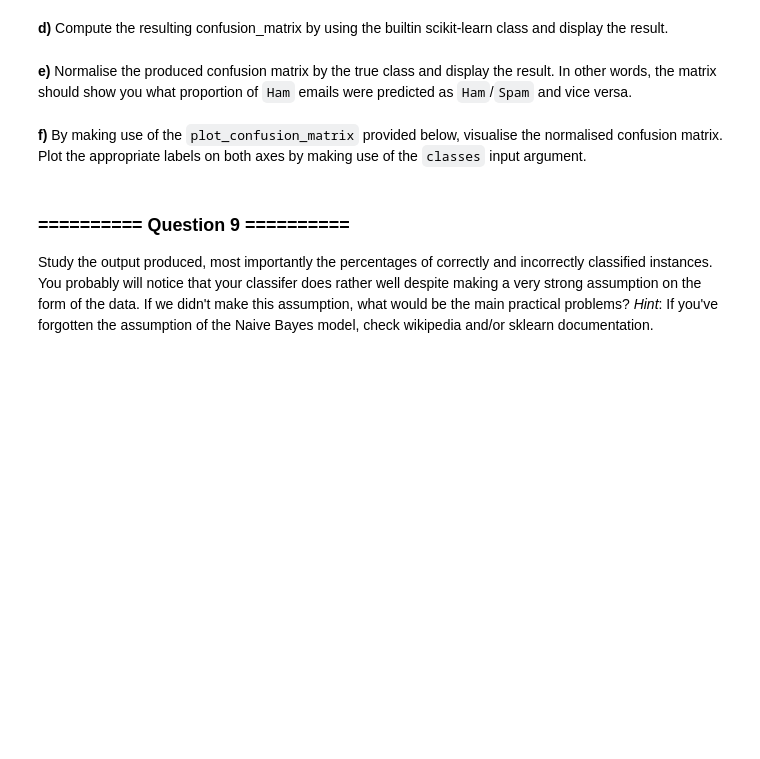
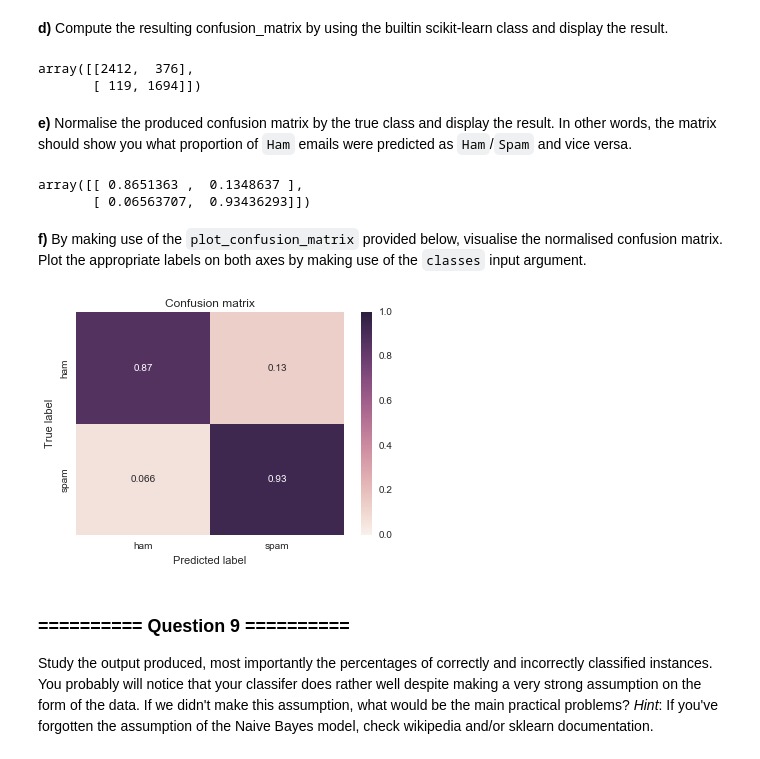
Before and after one commit to Dr-Alan-Turing/IAMachineLearning, a Jupyter notebook: 02_Lab_2_Data_analysis_visualisation.ipynb, the cells around one changed output. Cells and saved outputs as stored; diff of their text form; code cells hidden in the pictures; blank space fills up the shorter version.

```diff
--- a/02_Lab_2_Data_analysis_visualisation.ipynb
+++ b/02_Lab_2_Data_analysis_visualisation.ipynb
@@ -233,4 +232,4 @@ X = spambase_binary.drop({'is_spam'}, axis=1, inplace=False)
 **b)** Create a Pandas Series object `y` that contains only the label from `spambase_binary`.
 # %%
 # Your code goes here
-X.index()
+y = spambase_binary["is_spam"]
@@ -250,3 +248,5 @@ NameError: name 'X' is not defined
 Now we want to train a Multinomial Naive Bayes classifier. Initialise a `MultinomialNB` object and [`fit`](http://scikit-learn.org/stable/modules/generated/sklearn.naive_bayes.MultinomialNB.html#sklearn.naive_bayes.MultinomialNB.fit) the classifier using the `X` and `y` arrays extracted in the cell above.
 # %%
 # Your code goes here
+mnb_classifier = MultinomialNB()
+mnb_classifier.fit(x, y)
@@ -276,5 +287,11 @@ Scikit-learn also has a [`confusion_matrix`](http://scikit-learn.org/stable/modu
 **d)** Compute the resulting confusion_matrix by using the builtin scikit-learn class and display the result.
 # %%
 # Your code goes here
+mnb_true = y
+mnb_pred = mnb_classifier.predict(x)
+confusion_matrix(mnb_true, mnb_pred)
+# %% [output]
+array([[2412,  376],
+       [ 119, 1694]])
 # %% [markdown]
 **e)** Normalise the produced confusion matrix by the true class and display the result. In other words, the matrix should show you what proportion of `Ham` emails were predicted as `Ham`/`Spam` and vice versa.
@@ -283,3 +298,12 @@ Scikit-learn also has a [`confusion_matrix`](http://scikit-learn.org/stable/modu
+# %%
+# Your code goes here
+mnb_conf_matrix_norm = confusion_matrix(mnb_true, mnb_pred).astype(np.float)
+mnb_conf_matrix_norm[0] = mnb_conf_matrix_norm[0]/np.sum(mnb_conf_matrix_norm[0])
+mnb_conf_matrix_norm[1] = mnb_conf_matrix_norm[1]/np.sum(mnb_conf_matrix_norm[1])
+mnb_conf_matrix_norm
+# %% [output]
+array([[ 0.8651363 ,  0.1348637 ],
+       [ 0.06563707,  0.93436293]])
 # %% [markdown]
 **f)** By making use of the `plot_confusion_matrix` provided below, visualise the normalised confusion matrix. Plot the appropriate labels on both axes by making use of the `classes` input argument.
 # %%
@@ -294,6 +318,9 @@ def plot_confusion_matrix(cm, classes=None, title='Confusion matrix'):
     plt.xlabel('Predicted label')
 # %%
 # Your code goes here
+plot_confusion_matrix(mnb_conf_matrix_norm, classes=['ham', 'spam'])
+# %% [output]
+[figure, added]
 # %% [markdown]
 ### ========== Question 9 ==========
 
```
Also changed, not shown: parts of 17 cells of this notebook.
